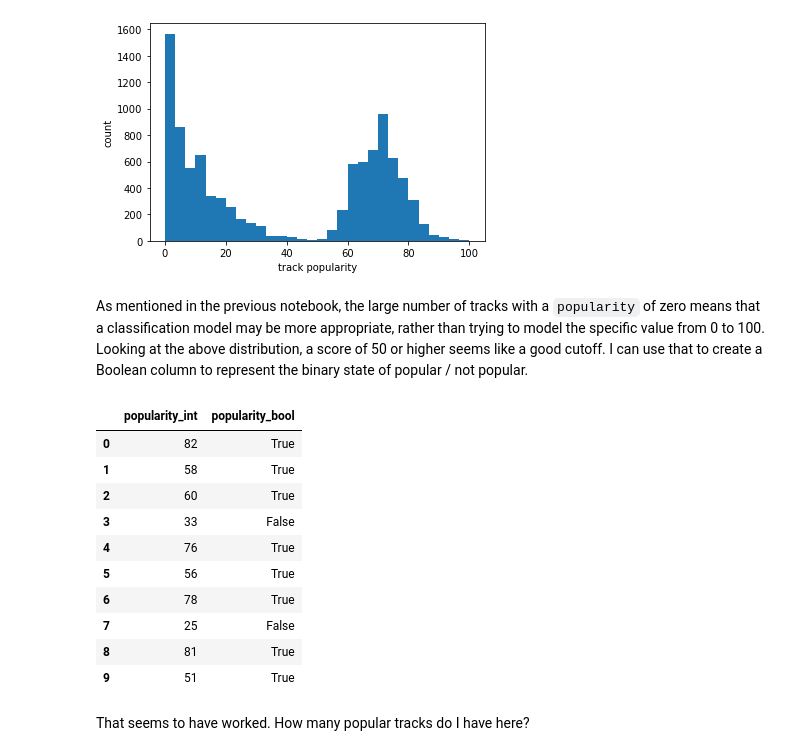
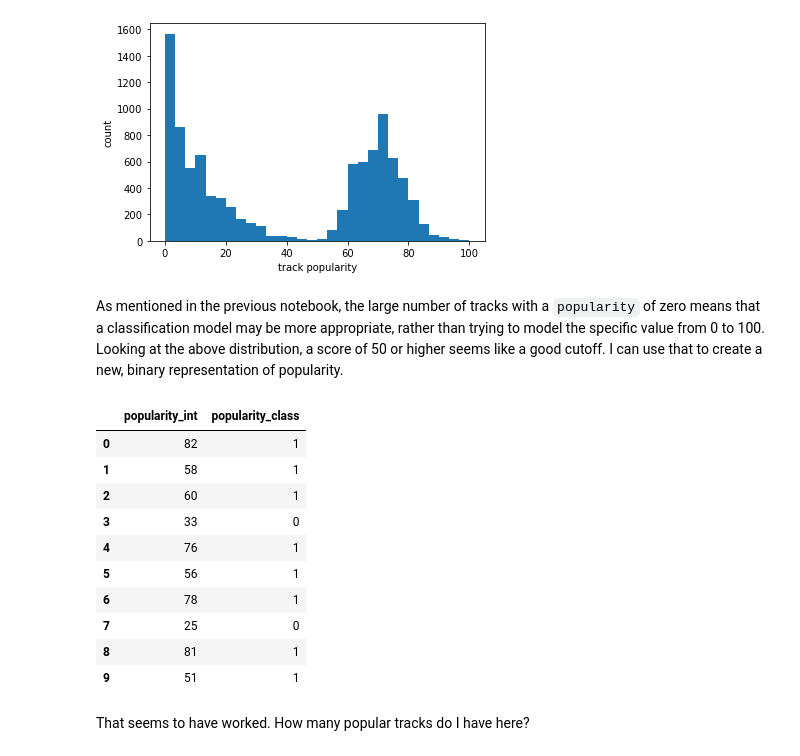
Before and after one commit to levancie/spotify-popularity, a Jupyter notebook: notebooks/Exploratory-Data-Analysis.ipynb, the cells around one changed output. Saved outputs shown, nothing was run; the diff lists cells and outputs as text; code cells hidden in the pictures.

Commit message:
second draft EDA notebook, edit data wrangling

```diff
--- a/notebooks/Exploratory-Data-Analysis.ipynb
+++ b/notebooks/Exploratory-Data-Analysis.ipynb
@@ -24,23 +26,23 @@ plt.show()
 # %% [output]
 [figure]
 # %% [markdown]
-As mentioned in the previous notebook, the large number of tracks with a `popularity` of zero means that a classification model may be more appropriate, rather than trying to model the specific value from 0 to 100. Looking at the above distribution, a score of 50 or higher seems like a good cutoff. I can use that to create a Boolean column to represent the binary state of popular / not popular.
+As mentioned in the previous notebook, the large number of tracks with a `popularity` of zero means that a classification model may be more appropriate, rather than trying to model the specific value from 0 to 100. Looking at the above distribution, a score of 50 or higher seems like a good cutoff. I can use that to create a new, binary representation of popularity.
 # %%
-df['popularity_bool'] = df['popularity'] >= 50
+df['popularity_class'] = np.where(df.popularity >= 50, 1, 0)
 df.rename(columns={'popularity':'popularity_int'}, inplace=True)
-df[['popularity_int', 'popularity_bool']].head(10)
+df[['popularity_int', 'popularity_class']].head(10)
 # %% [output]
-|  | popularity_int | popularity_bool |
-| 0 | 82 | True |
-| 1 | 58 | True |
-| 2 | 60 | True |
-| 3 | 33 | False |
-| 4 | 76 | True |
-| 5 | 56 | True |
-| 6 | 78 | True |
-| 7 | 25 | False |
-| 8 | 81 | True |
-| 9 | 51 | True |
+|  | popularity_int | popularity_class |
+| 0 | 82 | 1 |
+| 1 | 58 | 1 |
+| 2 | 60 | 1 |
+| 3 | 33 | 0 |
+| 4 | 76 | 1 |
+| 5 | 56 | 1 |
+| 6 | 78 | 1 |
+| 7 | 25 | 0 |
+| 8 | 81 | 1 |
+| 9 | 51 | 1 |
 # %% [markdown]
 That seems to have worked. How many popular tracks do I have here?
 # %%
```
Also changed, not shown: parts of 72 cells of this notebook, 3 other files.
